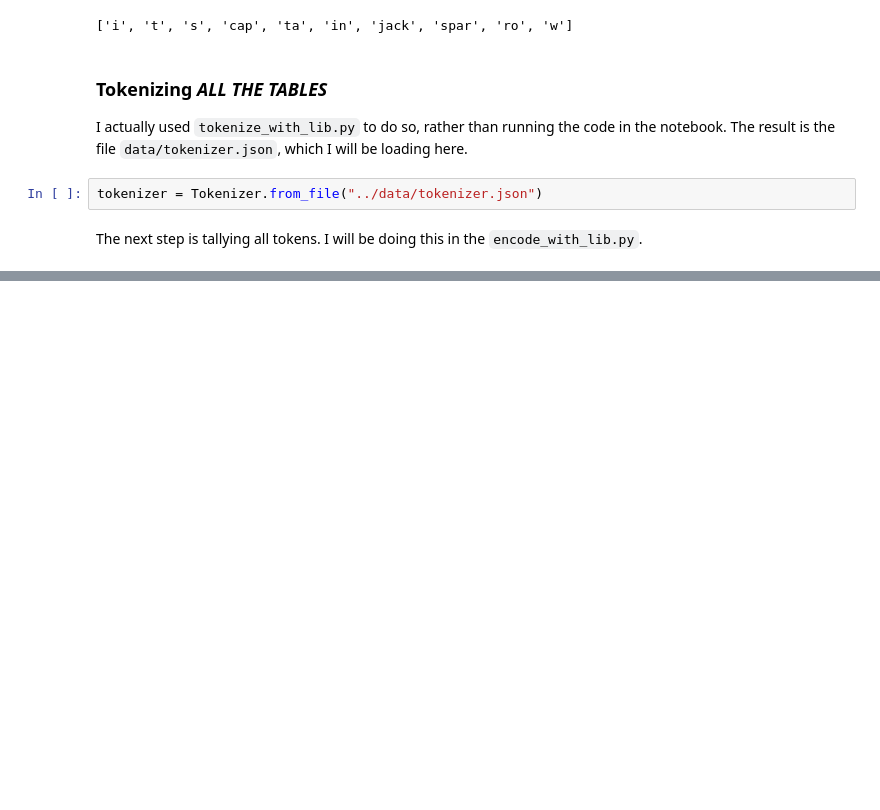
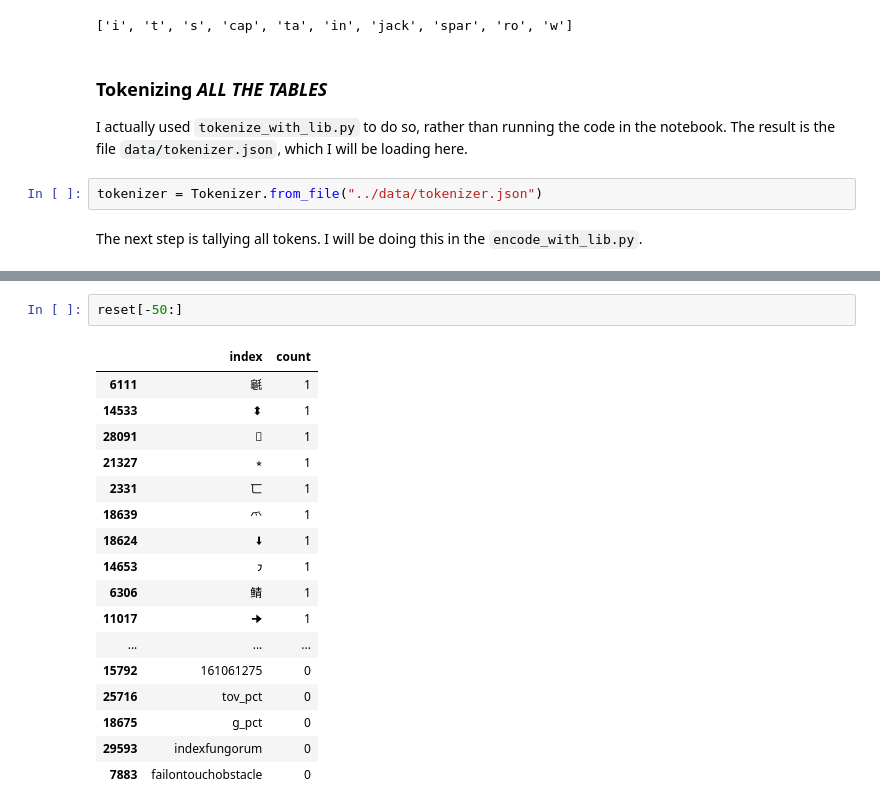
Before and after one commit to rcap107/study-gittables, a Jupyter notebook: notebooks/tokenize-study.ipynb, the cells around one changed output, grey strips where cells are left out. Drawn from its saved outputs; the diff is of its cells as text; blank space fills up the shorter version.

```diff
--- a/notebooks/tokenize-study.ipynb
+++ b/notebooks/tokenize-study.ipynb
@@ -228,0 +298,20 @@ The next step is tallying all tokens. I will be doing this in the `encode_with_l
+# %%
+reset[-50:]
+# %% [output]
+|  | index | count |
+| 6111 | 䶰 | 1 |
+| 14533 | ⬍ | 1 |
+| 28091 | 󾌺 | 1 |
+| 21327 | ⭒ | 1 |
+| 2331 | 匸 | 1 |
+| 18639 | 爫 | 1 |
+| 18624 | 🠫 | 1 |
+| 14653 | 𐑲 | 1 |
+| 6306 | 鲭 | 1 |
+| 11017 | 🠊 | 1 |
+| ... | ... | ... |
+| 15792 | 161061275 | 0 |
+| 25716 | tov_pct | 0 |
+| 18675 | g_pct | 0 |
+| 29593 | indexfungorum | 0 |
+| 7883 | failontouchobstacle | 0 |
```
Also changed, not shown: parts of 20 cells of this notebook, 1 other file.
